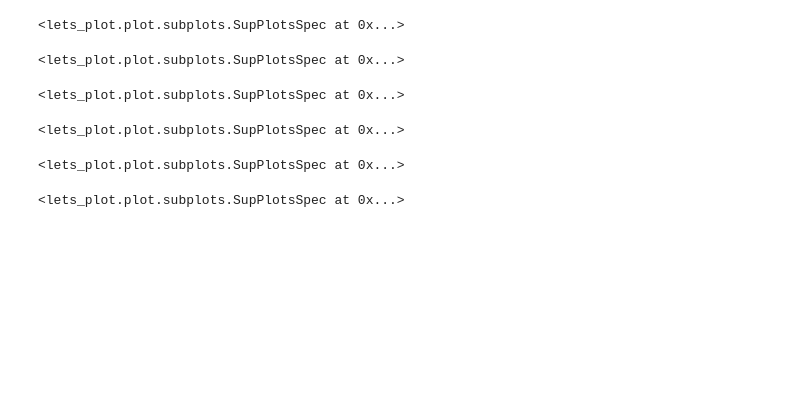
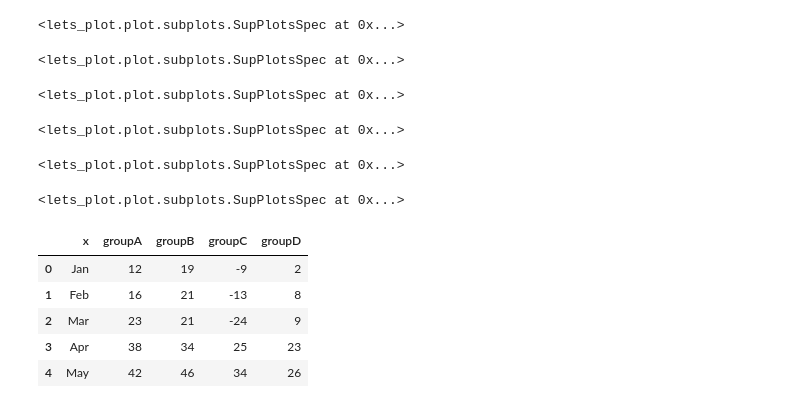
Before and after one commit to OLarionova-HORIS/lets-plot-experiments, a Jupyter notebook: demo/annotations/bar_annotations.ipynb, the cells around one changed output. Cells and saved outputs as stored; diff of their text form; code cells hidden in the pictures; blank space fills up the shorter version.

```diff
--- a/demo/annotations/bar_annotations.ipynb
+++ b/demo/annotations/bar_annotations.ipynb
@@ -75,3 +75,15 @@ gggrid([
 ], ncol=1)
 # %% [output]
 <lets_plot.plot.subplots.SupPlotsSpec at 0x...>
+# %%
+# from https://r-graph-gallery.com/341-stacked-barplot-with-negative-values.html
+
+df = pd.read_csv('https://raw.githubusercontent.com/holtzy/R-graph-gallery/master/DATA/stacked_barplot_negative_values.csv')
+df.head()
+# %% [output]
+|  | x | groupA | groupB | groupC | groupD |
+| 0 | Jan | 12 | 19 | -9 | 2 |
+| 1 | Feb | 16 | 21 | -13 | 8 |
+| 2 | Mar | 23 | 21 | -24 | 9 |
+| 3 | Apr | 38 | 34 | 25 | 23 |
+| 4 | May | 42 | 46 | 34 | 26 |
```
Also changed, not shown: parts of 2 cells of this notebook.
